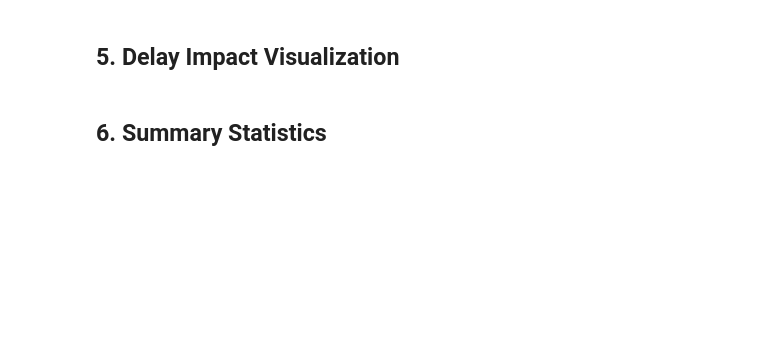
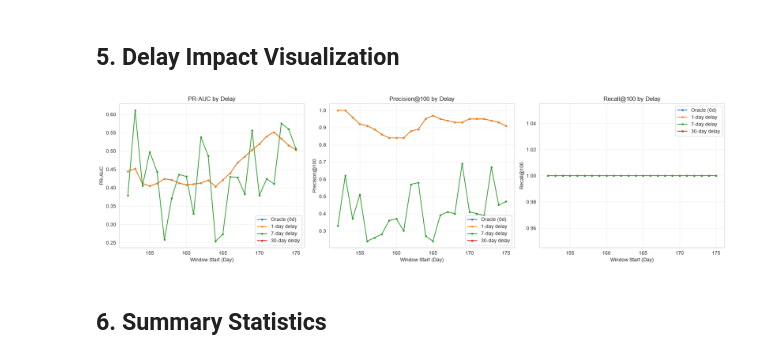
Before and after one commit to pavan270225/UPI-Fraud-Detection, a Jupyter notebook: notebooks/03_delayed_labels.ipynb, the cells around one changed output. Cells and saved outputs as stored; diff of their text form; code cells hidden in the pictures; blank space fills up the shorter version.

```diff
--- a/notebooks/03_delayed_labels.ipynb
+++ b/notebooks/03_delayed_labels.ipynb
@@ -301,34 +333,36 @@ print(f"Oracle: Avg P@100 = {oracle_results['precision_at_100'].mean():.4f}")
 all_results = []
 for delay in [0, 1, 7, 30]:
     if delay == 0:
         df = evaluate_oracle(model, X_test, y_test, test_ieee, 'TransactionDT')
     else:
         df = evaluate_with_delayed_labels(model, X_test, y_test, test_ieee, 'TransactionDT', delay)
     all_results.append(df)
 
 combined = pd.concat(all_results, ignore_index=True)
 
-Plot
+# Plot
 fig, axes = plt.subplots(1, 3, figsize=(18, 5))
 
 for delay in [0, 1, 7, 30]:
     subset = combined[combined['delay_days'] == delay]
     if len(subset) == 0:
         continue
     label = 'Oracle (0d)' if delay == 0 else f'{delay}-day delay'
     axes[0].plot(subset['window_start'], subset['pr_auc'], label=label, marker='o', markersize=3)
     axes[1].plot(subset['window_start'], subset['precision_at_100'], label=label, marker='o', markersize=3)
     axes[2].plot(subset['window_start'], subset['recall_at_100'], label=label, marker='o', markersize=3)
 
 for ax, title in zip(axes, ['PR-AUC', 'Precision@100', 'Recall@100']):
     ax.set_xlabel('Window Start (Day)')
     ax.set_ylabel(title)
     ax.set_title(f'{title} by Delay')
     ax.legend()
     ax.grid(True, alpha=0.3)
 
 plt.tight_layout()
 plt.show()
+# %% [output]
+[figure, added]
 # %% [markdown]
 ## 6. Summary Statistics
 # %%
```
Also changed, not shown: parts of 9 cells of this notebook, 7 other files.
